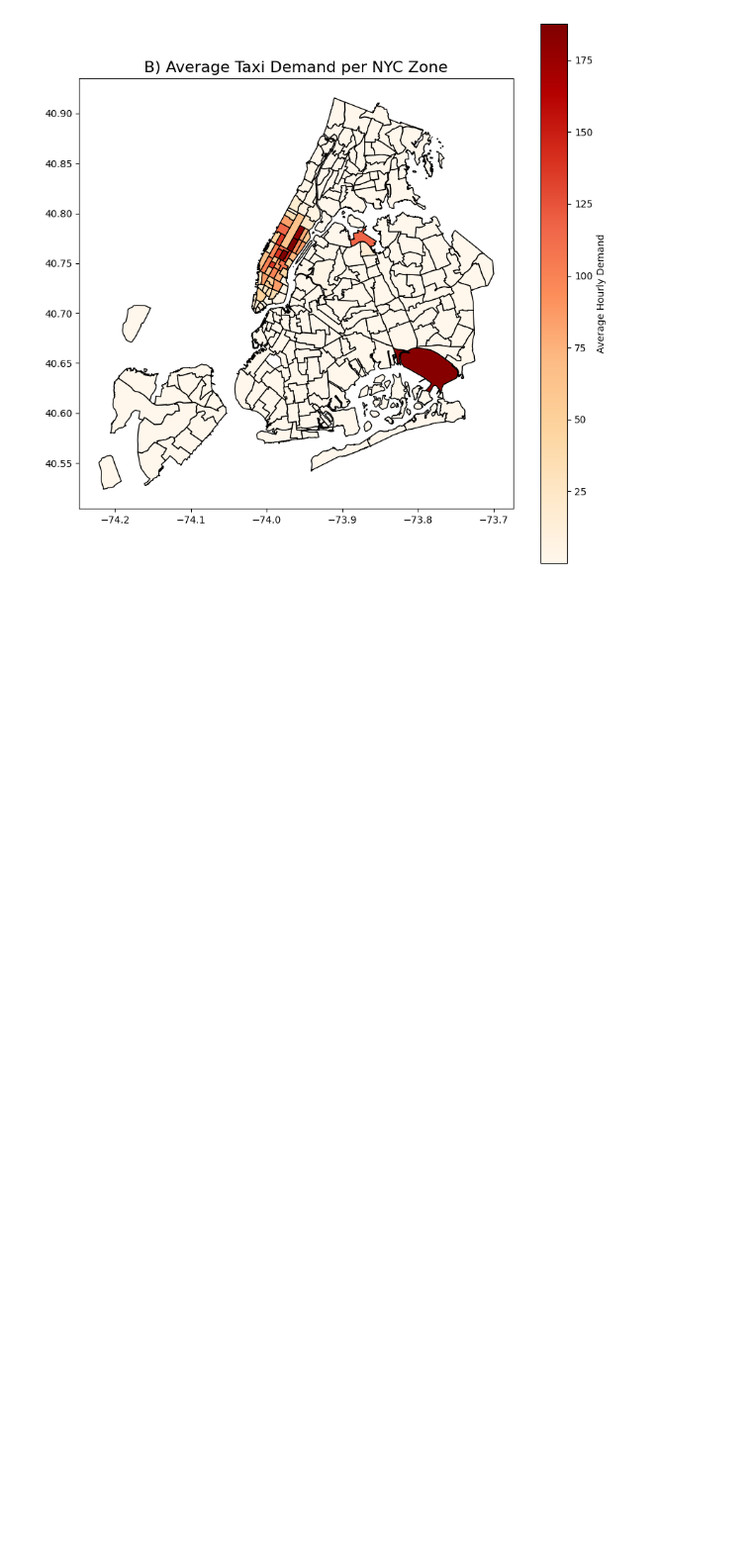
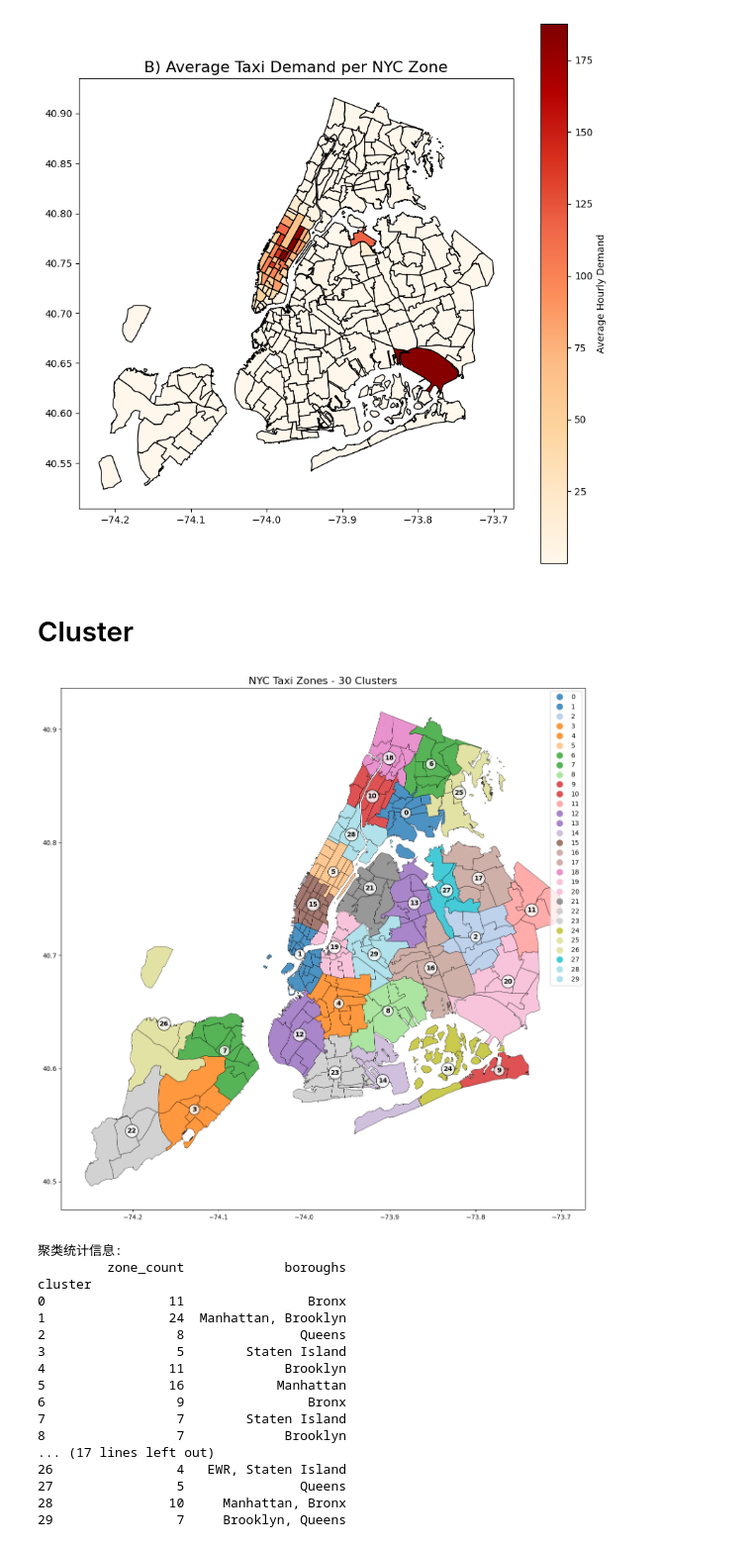
Before and after one commit to GreyJoey/Taxi_Demand_Predicition, a Jupyter notebook: 1_DataPreparation.ipynb, the cells around one changed output. Shown at 99% size. Saved outputs shown, nothing was run; the diff lists cells and outputs as text; code cells hidden in the pictures; blank space fills up the shorter version.

Commit message:
new  demand_weather_cluster.csv

```diff
--- a/1_DataPreparation.ipynb
+++ b/1_DataPreparation.ipynb
@@ -646,0 +667,64 @@ plt.show()
+# %% [markdown]
+# Cluster
+# %%
+import matplotlib.pyplot as plt
+
+# 创建聚类后的可视化图
+fig, ax = plt.subplots(figsize=(12, 12))
+
+# 绘制聚类区域，按cluster着色
+gdf_clustered.plot(ax=ax, column='cluster', categorical=True,
+                   cmap='tab20', edgecolor='black', linewidth=0.5,
+                   legend=True, alpha=0.8)
+
+# 添加标题
+ax.set_title(f"NYC Taxi Zones - {gdf_clustered['cluster'].nunique()} Clusters", fontsize=16)
+
+# 标注每个聚类的ID（在聚类中心）
+for cluster_id in range(30):
+    cluster_data = gdf_clustered[gdf_clustered['cluster'] == cluster_id]
+    if len(cluster_data) > 0:
+        # 计算聚类的平均中心点
+        centroid_x = cluster_data['centroid_x'].mean()
+        centroid_y = cluster_data['centroid_y'].mean()
+
+        ax.text(
+            centroid_x, centroid_y,
+            str(cluster_id),
+            fontsize=10,
+            ha='center',
+            va='center',
+            weight='bold',
+            bbox=dict(boxstyle="circle,pad=0.3", facecolor='white', edgecolor='black', alpha=0.8)
+        )
+
+plt.tight_layout()
+plt.show()
+
+# 显示聚类统计信息
+print("聚类统计信息:")
+cluster_summary = gdf_clustered.groupby('cluster').agg({
+    'LocationID': 'count',
+    'borough': lambda x: ', '.join(x.unique())
+}).rename(columns={'LocationID': 'zone_count', 'borough': 'boroughs'})
+
+print(cluster_summary)
+# %% [output]
+[figure, added]
+聚类统计信息:
+         zone_count             boroughs
+cluster
+0                11                Bronx
+1                24  Manhattan, Brooklyn
+2                 8               Queens
+3                 5        Staten Island
+4                11             Brooklyn
+5                16            Manhattan
+6                 9                Bronx
+7                 7        Staten Island
+8                 7             Brooklyn
+... (17 lines left out)
+26                4   EWR, Staten Island
+27                5               Queens
+28               10     Manhattan, Bronx
+29                7     Brooklyn, Queens
```
Also changed, not shown: parts of 12 cells of this notebook, 1 other file.
